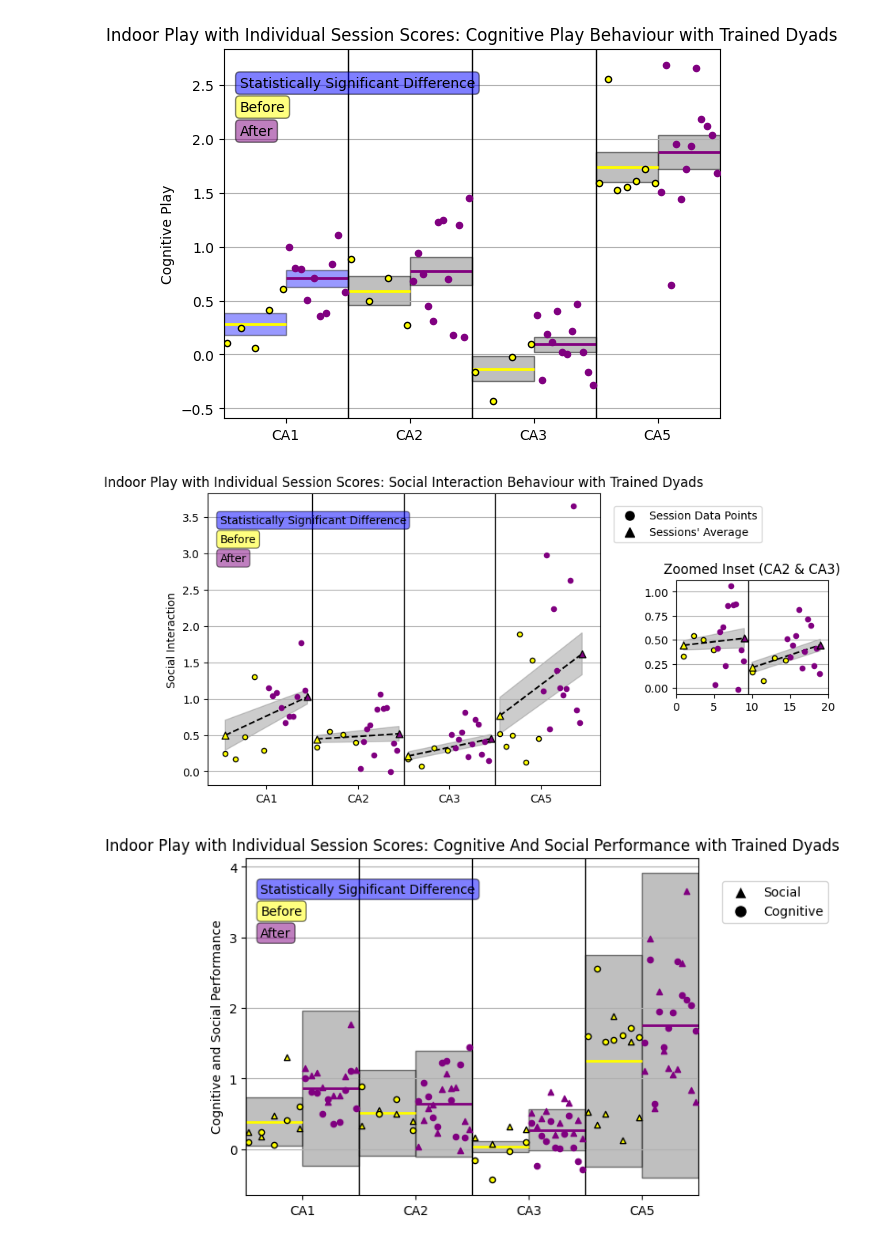
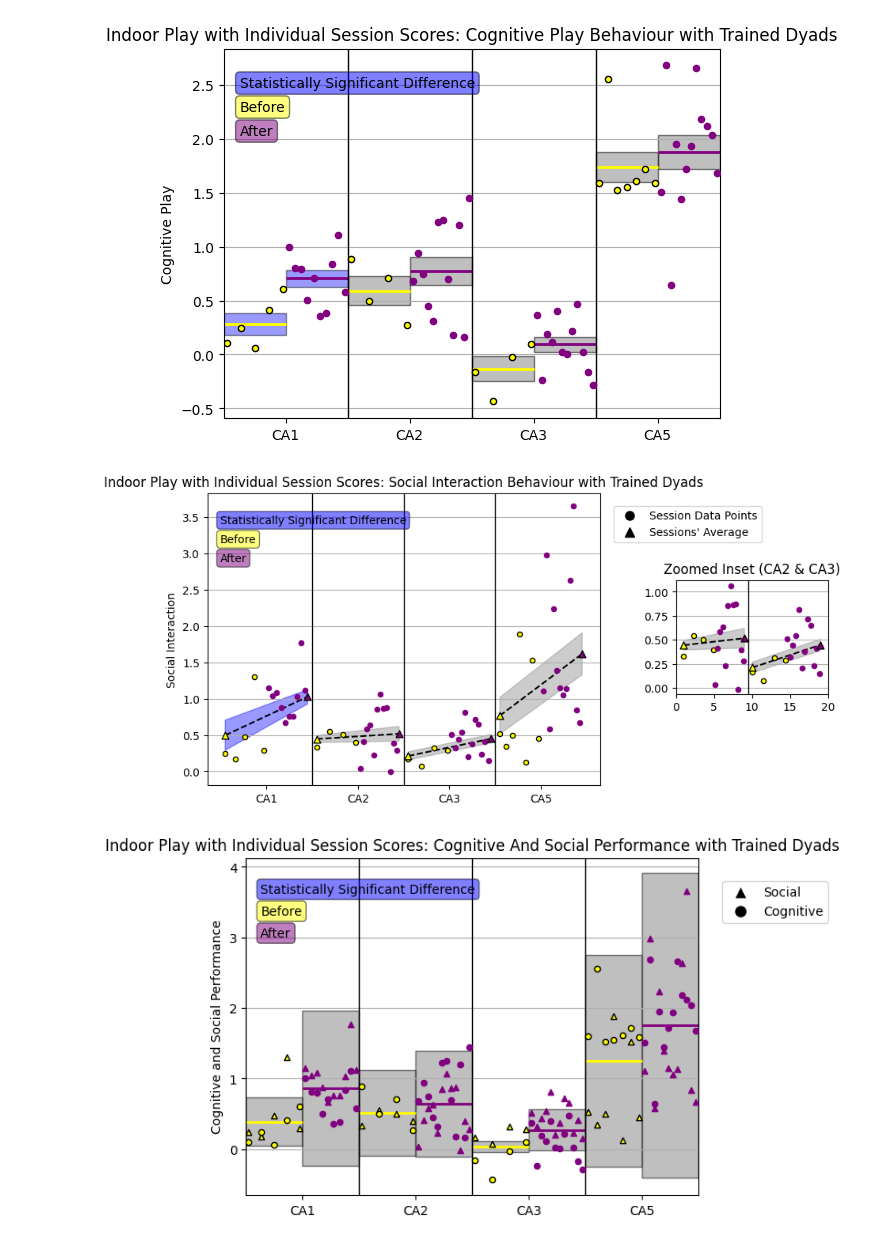
Before and after one commit to jyin1003/analysis-into-children-with-autism, a Jupyter notebook: individual_sessions.ipynb, the cells around one changed output. Drawn from its saved outputs; the diff is of its cells as text; code cells hidden in the pictures.

Commit message:
Updated version 2 graph with statistical significance.

```diff
--- a/individual_sessions.ipynb
+++ b/individual_sessions.ipynb
@@ -429,7 +429,7 @@ for i in range(len(x_before)):
 
 # plot uncertainty range as a fill
 # Define the vertices of the polygonal patch
-for i in range(len(x_before)):
+for i in range(1,4):
     vertices = [[x_before[i], before_avg[i] - before_err[i]],
                 [x_after[i], after_avg[i] - after_err[i]],
                 [x_after[i], after_avg[i] + after_err[i]],
@@ -438,6 +438,14 @@ for i in range(len(x_before)):
     plt.fill([vertices[0][0], vertices[1][0], vertices[2][0], vertices[3][0]],
                 [vertices[0][1], vertices[1][1], vertices[2][1], vertices[3][1]], color='grey', alpha=0.4)
 
+# add blue to CA1
+vertices = [[x_before[0], before_avg[0] - before_err[0]],
+                [x_after[0], after_avg[0] - after_err[0]],
+                [x_after[0], after_avg[0] + after_err[0]],
+                [x_before[0], before_avg[0] + before_err[0]]]
+# Plot the polygonal patch
+plt.fill([vertices[0][0], vertices[1][0], vertices[2][0], vertices[3][0]],
+                [vertices[0][1], vertices[1][1], vertices[2][1], vertices[3][1]], color='blue', alpha=0.4)
 
 # before session data points
 for i, ca in enumerate(ca_peer_list):
@@ -486,34 +494,34 @@ for i in range(1, 3):
 for i in range(1, 3):
     y_values_before = get_ca_scenario_session_scores(filter_ca_scenario(
         get_trained_pair_files(), "so", "base", ca_peer_list[i], "indoor"), "so")
     x_values_before = np.linspace(inset_x_before[i - 1], inset_x_midpoints[i - 1] - 0.1, len(y_values_before))
     ax_inset.scatter(x_values_before, y_values_before, color='yellow', edgecolors='black', s=20, zorder=10)
 for i in range(1, 3):
     y_values_after = get_ca_scenario_session_scores(filter_ca_scenario(
         get_trained_pair_files(), "so", "inter", ca_peer_list[i], "indoor"), "so")
     x_values_after = np.linspace(inset_x_midpoints[i - 1] + 0.1, inset_x_after[i - 1] - 0.1, len(y_values_after))
     ax_inset.scatter(x_values_after, y_values_after, color='purple', s=20, zorder=10)
 
 plt.axvline((inset_x_before[1] + inset_x_after[0]) /2, color='black', linestyle='-', linewidth=1)
 ax_inset.set_title('Zoomed Inset (CA2 & CA3)')
 
 # Adding legend
 # Define custom legend handles
 circle_handle = plt.Line2D([], [], color='black', marker='o', linestyle='None', markersize=8, label='Session Data Points')
 triangle_handle = plt.Line2D([], [], color='black', marker='^', linestyle='None', markersize=8, label='Sessions\' Average')
 
 # Create legend
 plt.legend(handles=[circle_handle, triangle_handle], loc='upper right', bbox_to_anchor=(0.6, 1.7))
 plt.text(0.15, 0.8, "Statistically Significant Difference", bbox=dict(facecolor='blue', alpha=0.5, edgecolor='black', boxstyle='round,pad=0.3'), transform=plt.gcf().transFigure)
 plt.text(0.15, 0.75, "Before", bbox=dict(facecolor='yellow', alpha=0.5, edgecolor='black', boxstyle='round,pad=0.3'), transform=plt.gcf().transFigure)
 plt.text(0.15, 0.7, "After", bbox=dict(facecolor='purple', alpha=0.5, edgecolor='black', boxstyle='round,pad=0.3'), transform=plt.gcf().transFigure)
 
 # Display the plot
 plt.grid(axis='y')
 plt.xlim(left=0, right = 20)
 plt.show()
 # %% [output]
-[figure, old version]
+[figure, new version]
 # %%
 # indiviudal session points: trained dyads indoor play social AND cognitive
 # social data
```
